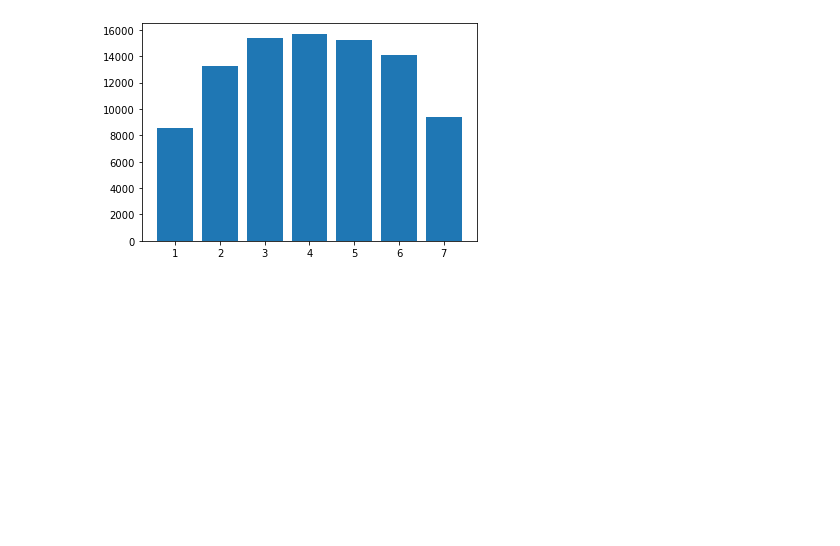
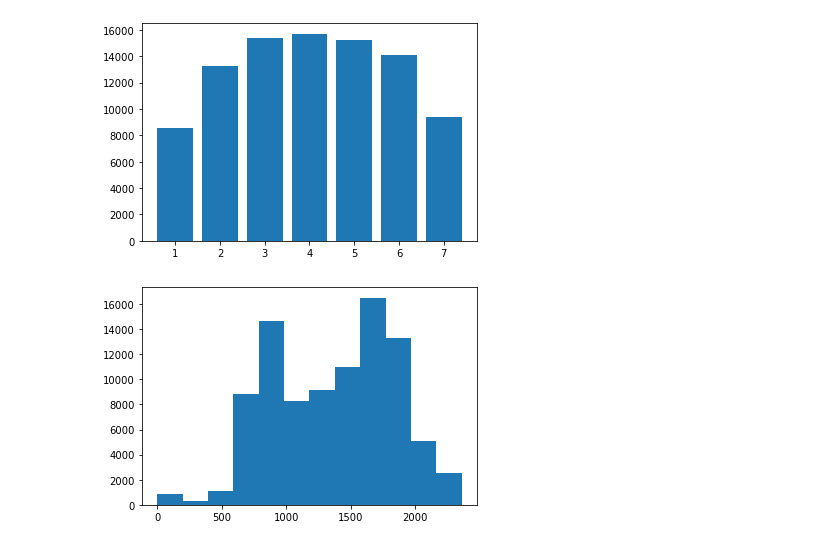
Before and after one commit to kellyroddy/cycling-accidents, a Jupyter notebook: Road safety data project.ipynb, the cells around one changed output. Saved outputs shown, nothing was run; the diff lists cells and outputs as text; code cells hidden in the pictures; blank space fills up the shorter version.

```diff
--- a/Road safety data project.ipynb
+++ b/Road safety data project.ipynb
@@ -129,3 +146,13 @@ plt.bar(var1['index'], var1['Day_of_Week'])
 plt.show()
 # %% [output]
 [figure]
+# %%
+times = cycle_accidents['Time'].dropna()
+times = times.astype(str)
+times = times.str.replace(":", "")
+times = times.apply(float)
+# %%
+plt.hist(times, bins=12)
+plt.show()
+# %% [output]
+[figure, added]
```
Also changed, not shown: parts of 5 cells of this notebook.
